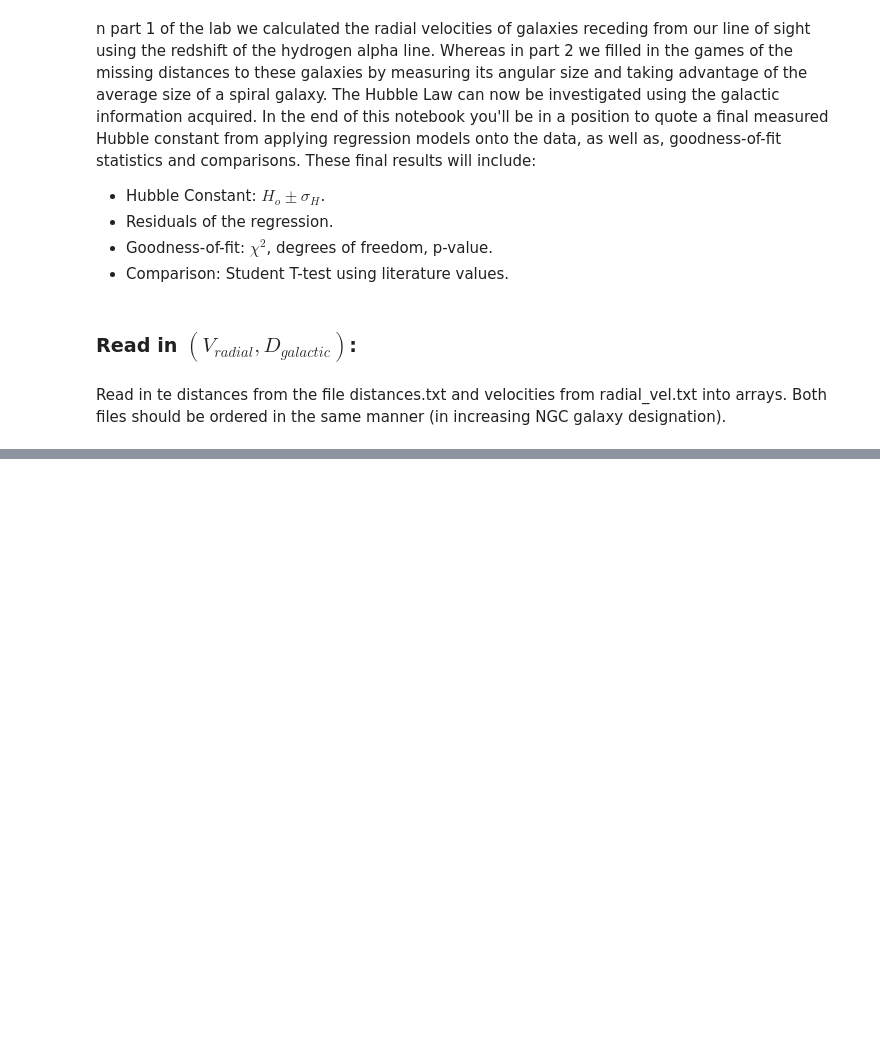
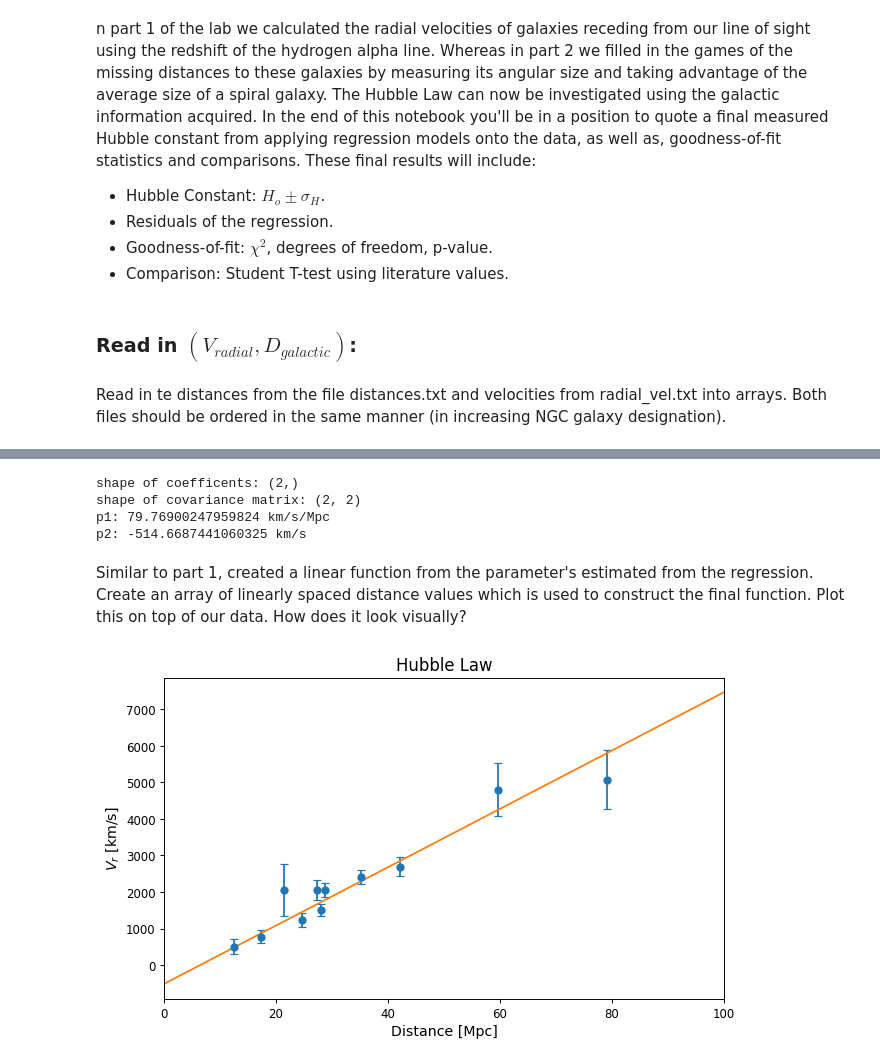
Before and after one commit to DLinthorne/Hubble-Law, a Jupyter notebook: Hubble_final.ipynb, the cells around one changed output, grey strips where cells are left out. Drawn from its saved outputs; the diff is of its cells as text; code cells hidden in the pictures; blank space fills up the shorter version.

Commit message:
Python part 3

```diff
--- a/Hubble_final.ipynb
+++ b/Hubble_final.ipynb
@@ -33,0 +53,23 @@ OSError: HubbleLawLab/Hubble-Law/NGCData/distances.txt not found.
+# %%
+def poly1(x, p1, p2):
+    return p1*x + p2
+# %%
+coeff, var_matrix = sp.curve_fit(poly1, distances, velocities, sigma = velocities_std)
+# %%
+print("shape of coefficents: " + str(coeff.shape))
+print("shape of covariance matrix: " + str(var_matrix.shape))
+print("p1: " + str(coeff[0]) + " km/s/Mpc")
+print("p2: " + str(coeff[1]) + " km/s")
+# %% [output]
+shape of coefficents: (2,)
+shape of covariance matrix: (2, 2)
+p1: 79.76900247959824 km/s/Mpc
+p2: -514.6687441060325 km/s
+# %% [markdown]
+Similar to part 1, created a linear function from the parameter's estimated from the regression. Create an array of linearly spaced distance values which is used to construct the final function. Plot this on top of our data. How does it look visually?
+# %%
+x_dis = np.linspace(0,100,100);
+ax.plot(x_dis, poly1(x_dis, coeff[0], coeff[1]))
+fig
+# %% [output]
+[figure, added]
```
Also changed, not shown: parts of 26 cells of this notebook, 3 other files.
